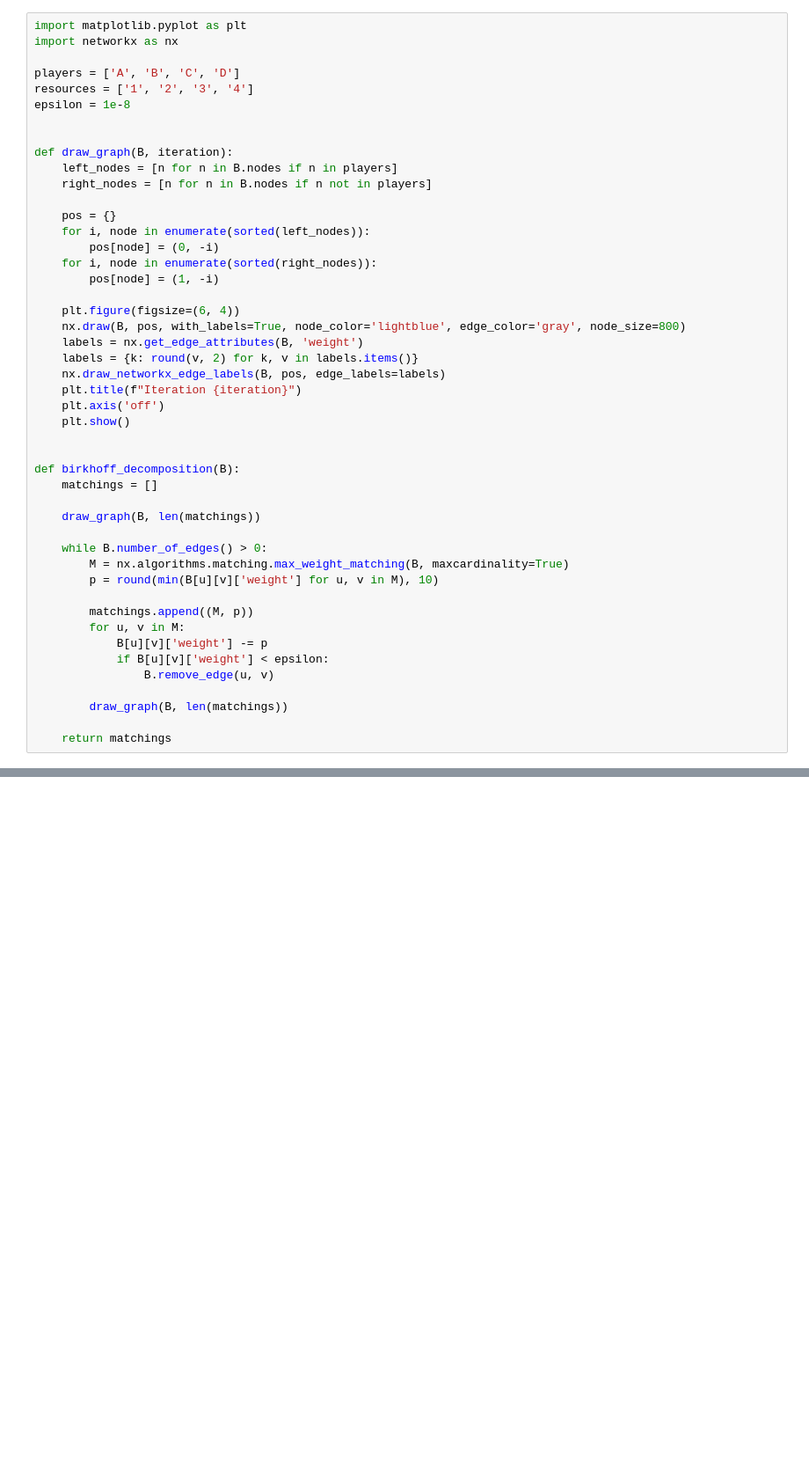
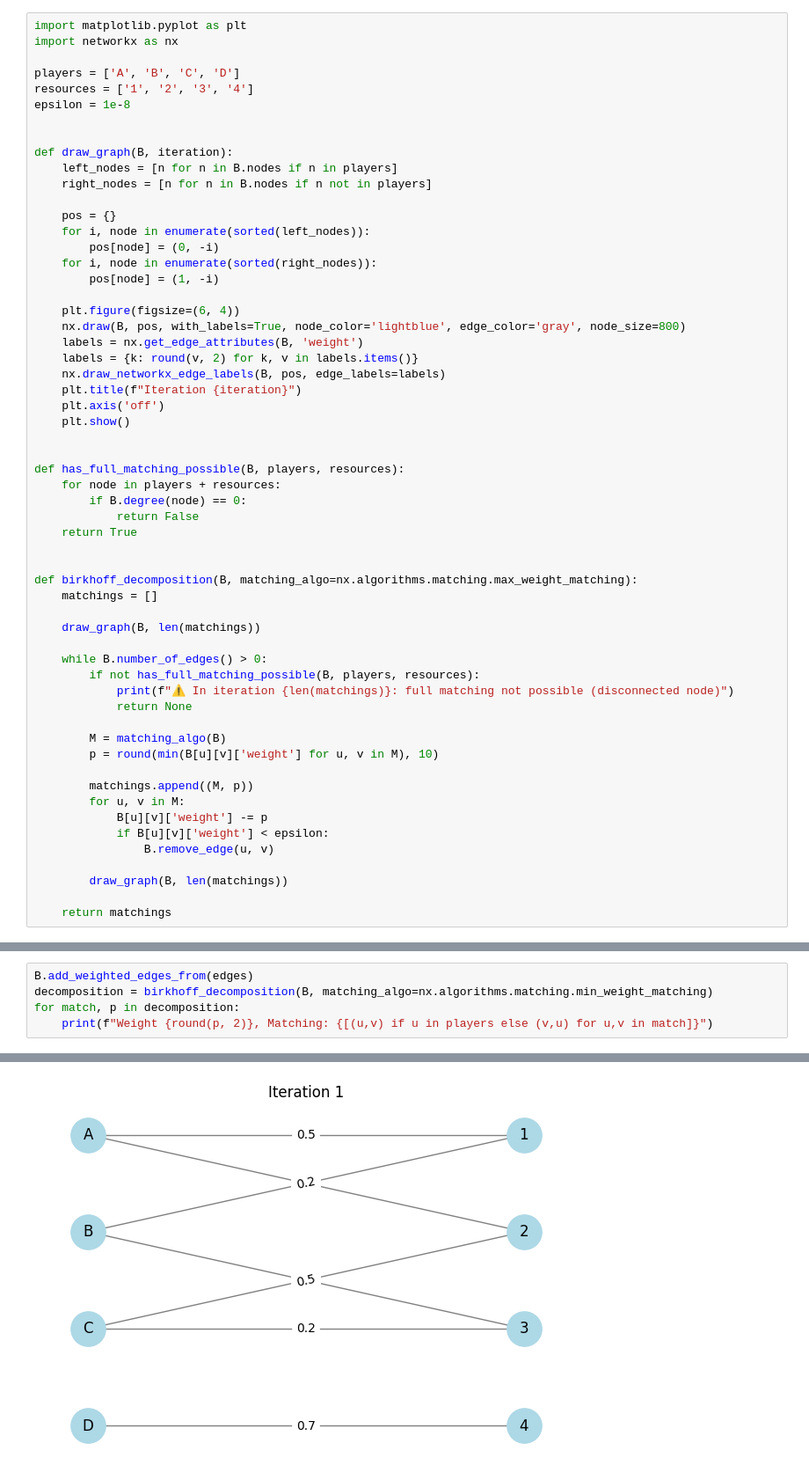
Before and after one commit to meshs1/economic-algo, a Jupyter notebook: ex9q2.ipynb, the cells around one changed output, grey strips where cells are left out. Shown at 88% size. Saved outputs shown, nothing was run; the diff lists cells and outputs as text; blank space fills up the shorter version.

```diff
--- a/ex9q2.ipynb
+++ b/ex9q2.ipynb
@@ -27,13 +29,24 @@ def draw_graph(B, iteration):
     plt.show()
 
 
-def birkhoff_decomposition(B):
+def has_full_matching_possible(B, players, resources):
+    for node in players + resources:
+        if B.degree(node) == 0:
+            return False
+    return True
+
+
+def birkhoff_decomposition(B, matching_algo=nx.algorithms.matching.max_weight_matching):
     matchings = []
 
     draw_graph(B, len(matchings))
 
     while B.number_of_edges() > 0:
-        M = nx.algorithms.matching.max_weight_matching(B, maxcardinality=True)
+        if not has_full_matching_possible(B, players, resources):
+            print(f"⚠️ In iteration {len(matchings)}: full matching not possible (disconnected node)")
+            return None
+
+        M = matching_algo(B)
         p = round(min(B[u][v]['weight'] for u, v in M), 10)
 
         matchings.append((M, p))
@@ -77,0 +97,6 @@ Weight 0.2, Matching: [('D', '4'), ('C', '3'), ('B', '1'), ('A', '2')]
+# %%
+B.add_weighted_edges_from(edges)
+decomposition = birkhoff_decomposition(B, matching_algo=nx.algorithms.matching.min_weight_matching)
+for match, p in decomposition:
+    print(f"Weight {round(p, 2)}, Matching: {[(u,v) if u in players else (v,u) for u,v in match]}")
+# %% [output]
@@ -77,0 +104 @@ Weight 0.2, Matching: [('D', '4'), ('C', '3'), ('B', '1'), ('A', '2')]
+[figure, added]
```
Also changed, not shown: parts of 9 cells of this notebook.
